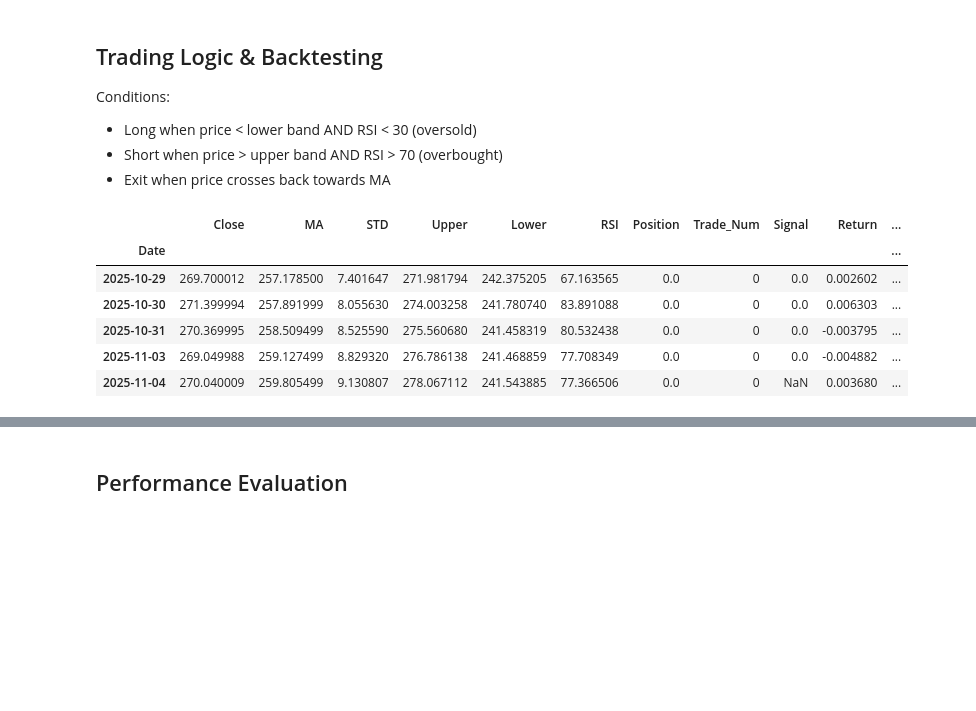
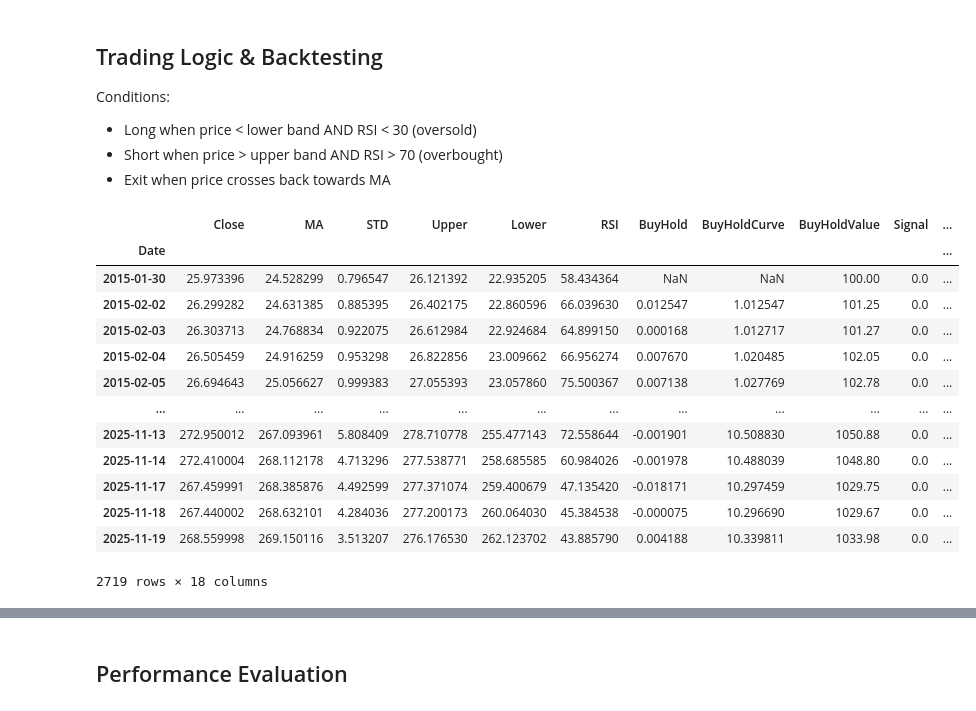
Before and after one commit to JamieW365/trading_algos, a Jupyter notebook: project2_bollinger/bollinger_mean_reversion.ipynb, the cells around one changed output, grey strips where cells are left out. Saved outputs shown, nothing was run; the diff lists cells and outputs as text; code cells hidden in the pictures; blank space fills up the shorter version.

```diff
--- a/project2_bollinger/bollinger_mean_reversion.ipynb
+++ b/project2_bollinger/bollinger_mean_reversion.ipynb
@@ -179,12 +204,19 @@ def bollinger(df_backtest,
 # %%
 # Runing a backtest on the bollinger method using a bound exit strategy, not accounting for any trading fee losses
-df_backtest = bollinger(df, exit_method='bound', trade_fee=0)
-df_backtest.tail()
+df_backtest = bollinger(df, exit_method='bound', trade_commission=0.00025)
+df_backtest
 # %% [output]
-|  | Close | MA | STD | Upper | Lower | RSI | Position | Trade_Num | Signal | Return | ... |
+|  | Close | MA | STD | Upper | Lower | RSI | BuyHold | BuyHoldCurve | BuyHoldValue | Signal | ... |
 | Date |  |  |  |  |  |  |  |  |  |  | ... |
-| 2025-10-29 | 269.700012 | 257.178500 | 7.401647 | 271.981794 | 242.375205 | 67.163565 | 0.0 | 0 | 0.0 | 0.002602 | ... |
-| 2025-10-30 | 271.399994 | 257.891999 | 8.055630 | 274.003258 | 241.780740 | 83.891088 | 0.0 | 0 | 0.0 | 0.006303 | ... |
-| 2025-10-31 | 270.369995 | 258.509499 | 8.525590 | 275.560680 | 241.458319 | 80.532438 | 0.0 | 0 | 0.0 | -0.003795 | ... |
-| 2025-11-03 | 269.049988 | 259.127499 | 8.829320 | 276.786138 | 241.468859 | 77.708349 | 0.0 | 0 | 0.0 | -0.004882 | ... |
-| 2025-11-04 | 270.040009 | 259.805499 | 9.130807 | 278.067112 | 241.543885 | 77.366506 | 0.0 | 0 | NaN | 0.003680 | ... |
+| 2015-01-30 | 25.973396 | 24.528299 | 0.796547 | 26.121392 | 22.935205 | 58.434364 | NaN | NaN | 100.00 | 0.0 | ... |
+| 2015-02-02 | 26.299282 | 24.631385 | 0.885395 | 26.402175 | 22.860596 | 66.039630 | 0.012547 | 1.012547 | 101.25 | 0.0 | ... |
+| 2015-02-03 | 26.303713 | 24.768834 | 0.922075 | 26.612984 | 22.924684 | 64.899150 | 0.000168 | 1.012717 | 101.27 | 0.0 | ... |
+| 2015-02-04 | 26.505459 | 24.916259 | 0.953298 | 26.822856 | 23.009662 | 66.956274 | 0.007670 | 1.020485 | 102.05 | 0.0 | ... |
+| 2015-02-05 | 26.694643 | 25.056627 | 0.999383 | 27.055393 | 23.057860 | 75.500367 | 0.007138 | 1.027769 | 102.78 | 0.0 | ... |
+| ... | ... | ... | ... | ... | ... | ... | ... | ... | ... | ... | ... |
+| 2025-11-13 | 272.950012 | 267.093961 | 5.808409 | 278.710778 | 255.477143 | 72.558644 | -0.001901 | 10.508830 | 1050.88 | 0.0 | ... |
+| 2025-11-14 | 272.410004 | 268.112178 | 4.713296 | 277.538771 | 258.685585 | 60.984026 | -0.001978 | 10.488039 | 1048.80 | 0.0 | ... |
+| 2025-11-17 | 267.459991 | 268.385876 | 4.492599 | 277.371074 | 259.400679 | 47.135420 | -0.018171 | 10.297459 | 1029.75 | 0.0 | ... |
+| 2025-11-18 | 267.440002 | 268.632101 | 4.284036 | 277.200173 | 260.064030 | 45.384538 | -0.000075 | 10.296690 | 1029.67 | 0.0 | ... |
+| 2025-11-19 | 268.559998 | 269.150116 | 3.513207 | 276.176530 | 262.123702 | 43.885790 | 0.004188 | 10.339811 | 1033.98 | 0.0 | ... |
+2719 rows × 18 columns
```
Also changed, not shown: parts of 24 cells of this notebook, 2 other files.
